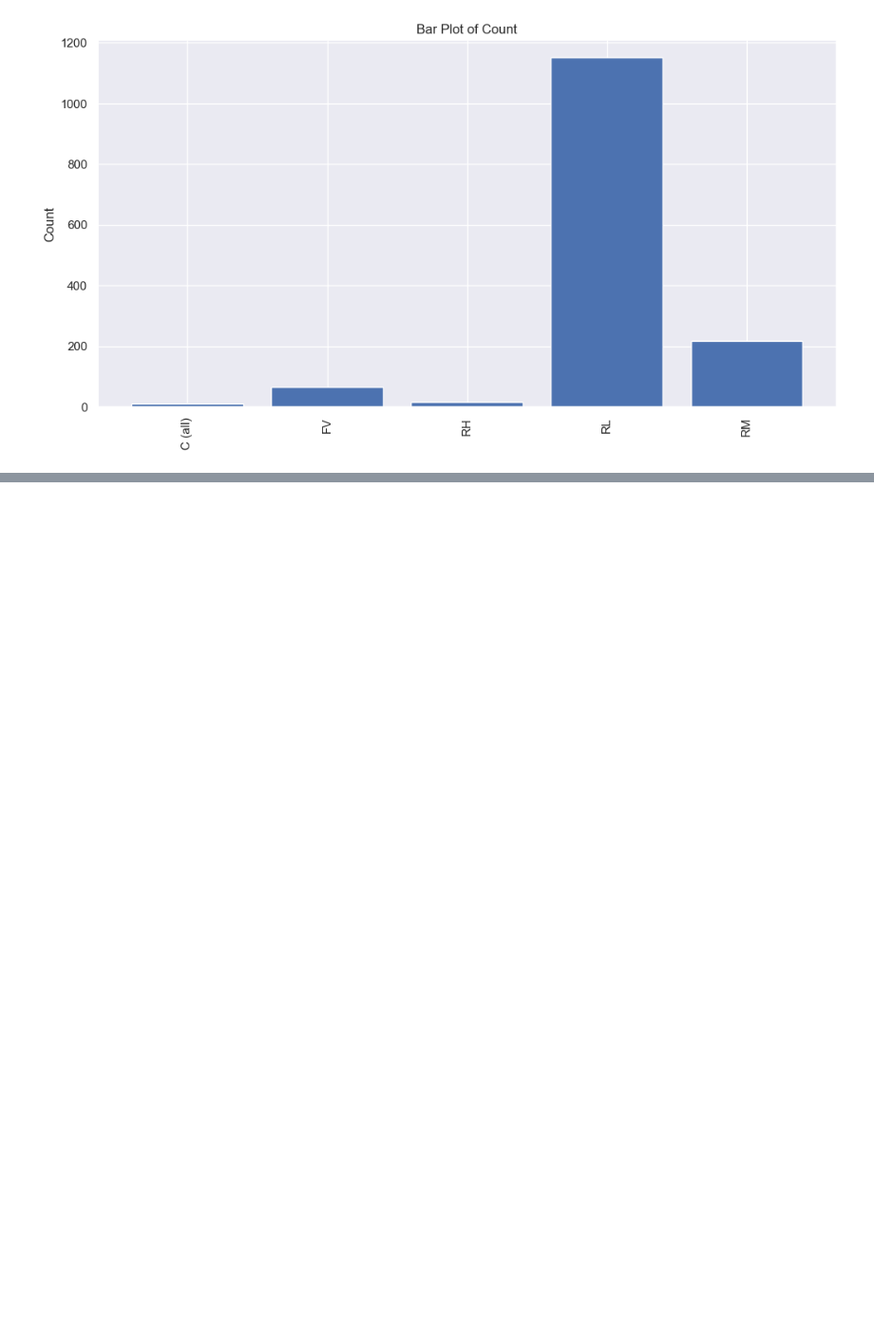
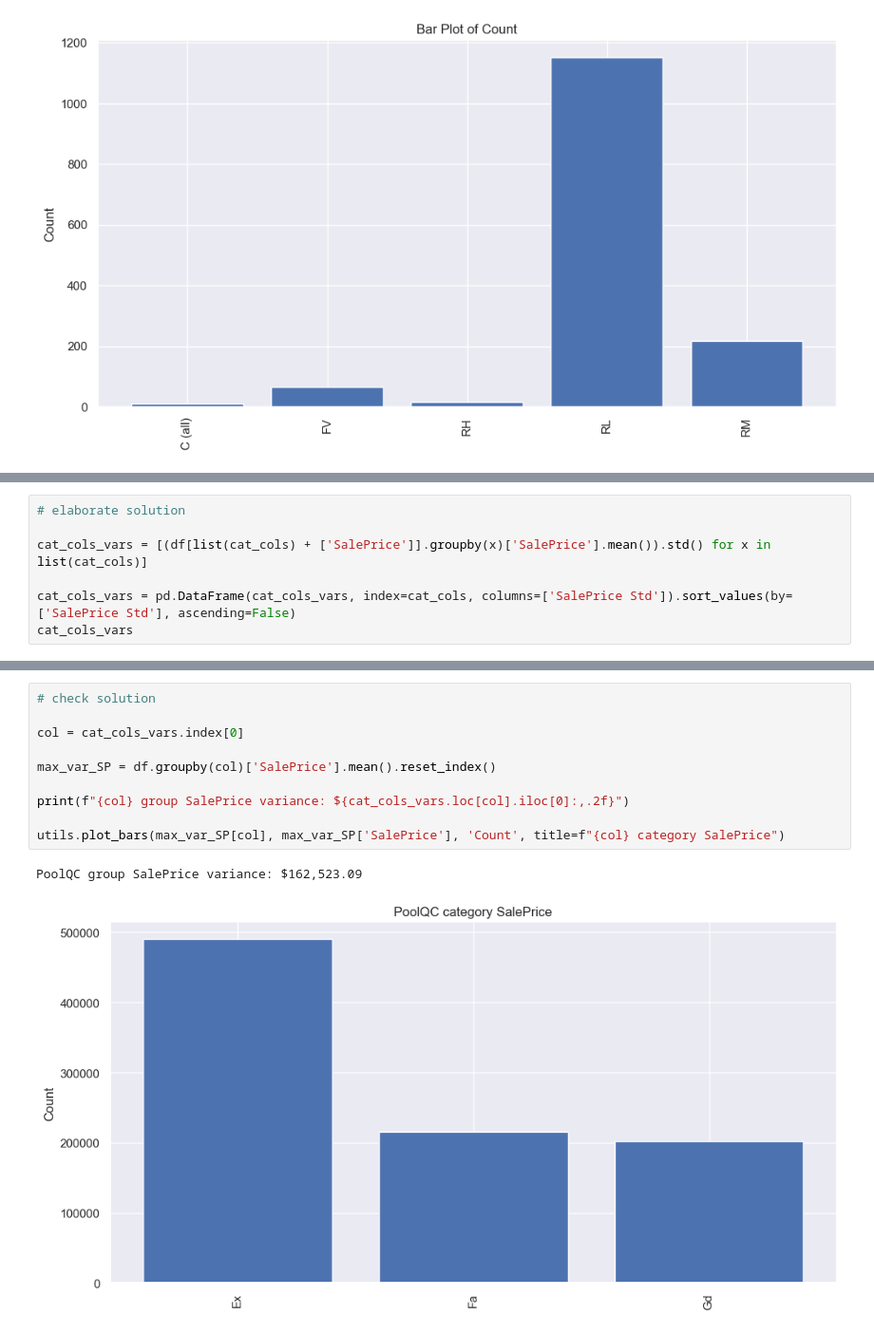
Before and after one commit to VivekPa/MLHouse, a Jupyter notebook: EDA_vivek.ipynb, the cells around one changed output, grey strips where cells are left out. Shown at 95% size. Drawn from its saved outputs; the diff is of its cells as text; blank space fills up the shorter version.

Commit message:
added solution for 20231121

```diff
--- a/EDA_vivek.ipynb
+++ b/EDA_vivek.ipynb
@@ -179,0 +192,7 @@ utils.plot_bars(mszone_df['MSZoning'], mszone_df['SalePrice'], "Count")
+# %%
+# elaborate solution
+
+cat_cols_vars = [(df[list(cat_cols) + ['SalePrice']].groupby(x)['SalePrice'].mean()).std() for x in list(cat_cols)]
+
+cat_cols_vars = pd.DataFrame(cat_cols_vars, index=cat_cols, columns=['SalePrice Std']).sort_values(by=['SalePrice Std'], ascending=False)
+cat_cols_vars
@@ -179,0 +217,13 @@ utils.plot_bars(mszone_df['MSZoning'], mszone_df['SalePrice'], "Count")
+# %%
+# check solution
+
+col = cat_cols_vars.index[0]
+
+max_var_SP = df.groupby(col)['SalePrice'].mean().reset_index()
+
+print(f"{col} group SalePrice variance: ${cat_cols_vars.loc[col].iloc[0]:,.2f}")
+
+utils.plot_bars(max_var_SP[col], max_var_SP['SalePrice'], 'Count', title=f"{col} category SalePrice")
+# %% [output]
+PoolQC group SalePrice variance: $162,523.09
+[figure, added]
```
Also changed, not shown: parts of 3 cells of this notebook.
